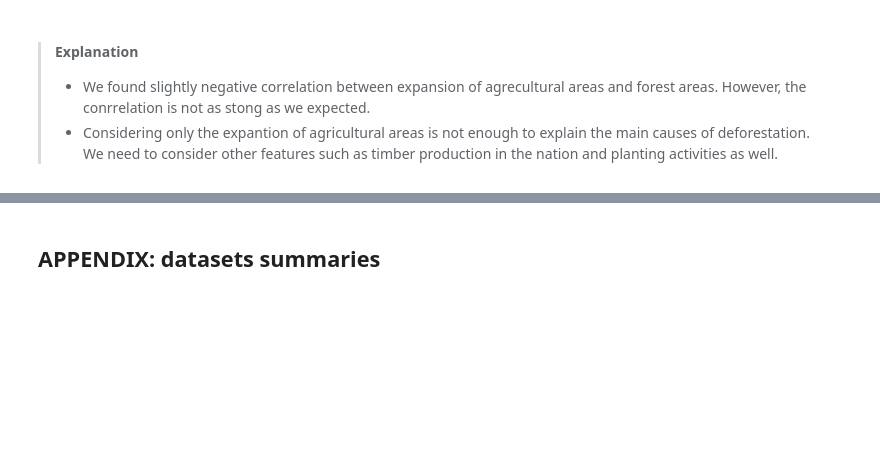
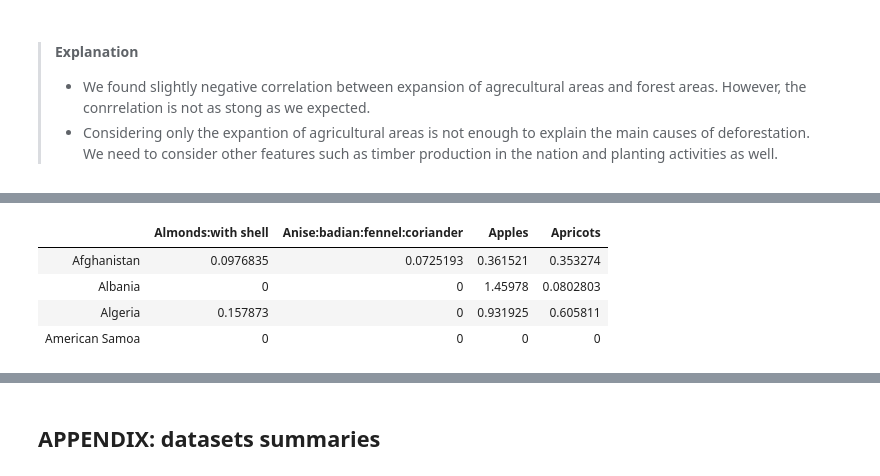
Before and after one commit to kostelansky17/disappearing_forests, a Jupyter notebook: main_yeh.ipynb, the cells around one changed output, grey strips where cells are left out. Drawn from its saved outputs; the diff is of its cells as text; code cells hidden in the pictures; blank space fills up the shorter version.

```diff
--- a/main_yeh.ipynb
+++ b/main_yeh.ipynb
@@ -1099,0 +1121,51 @@ yield_differences_in_top_10s('Maize', 2000)
+# %%
+# compute the share of each agriculture item for every country, selected year
+YEAR = 2015
+
+countries_production_total = prod_crops_all.loc[(prod_crops_all.Element == 'Production')]\
+                                           .groupby(['Area', 'Year'])\
+                                           .sum()\
+                                           .rename({'Value': 'Total Yearly Production'}, axis='columns')\
+                                           .loc[:, 'Total Yearly Production']
+
+countries_production_shares = prod_crops_all.loc[(prod_crops_all.Element == 'Production')]\
+                                            .merge(countries_production_total, right_index=True, left_on=['Area', 'Year'])
+
+countries_production_shares['Yearly Share'] = 100 * countries_production_shares['Value'] / countries_production_shares['Total Yearly Production']
+
+# remove aggregated areas
+countries_production_shares = countries_production_shares.loc[countries_production_shares['Area Code'] < 5000]
+
+# select a single year
+shares_single_year = countries_production_shares.loc[countries_production_shares.Year == YEAR]
+# %%
+# build the matrix for PCA: rows are countries, columns are agricoltural products; values are shares (%) of total yearly production
+%%time
+production_shares_matrix = pd.DataFrame(index=shares_single_year['Area'].unique(), columns=shares_single_year['Item'].unique())
+row_names = production_shares_matrix.index
+col_names = production_shares_matrix.columns
+for row_index in range(0, production_shares_matrix.shape[0]):
+    for col_index in range(0, production_shares_matrix.shape[1]):
+        values = shares_single_year.loc[(shares_single_year.Area == row_names[row_index]) &
+                                        (shares_single_year.Item == col_names[col_index])]\
+                                   .loc[:, 'Yearly Share']\
+                                   .values
+        if values.size == 0:
+            production_shares_matrix.iloc[row_index, col_index] = 0
+        else:
+            if np.isnan(values[0]):
+                production_shares_matrix.iloc[row_index, col_index] = 0
+            else:
+                production_shares_matrix.iloc[row_index, col_index] = values[0]
+
+# export and save in pickle format
+production_shares_matrix.to_pickle("./production_shares_matrix.pkl")
+# %%
+# show a sample of the matrix used for clustring
+production_shares_matrix.iloc[0:4, 0:4]
+# %% [output]
+|  | Almonds:with shell | Anise:badian:fennel:coriander | Apples | Apricots |
+| Afghanistan | 0.0976835 | 0.0725193 | 0.361521 | 0.353274 |
+| Albania | 0 | 0 | 1.45978 | 0.0802803 |
+| Algeria | 0.157873 | 0 | 0.931925 | 0.605811 |
+| American Samoa | 0 | 0 | 0 | 0 |
```
Also changed, not shown: parts of 15 cells of this notebook.
